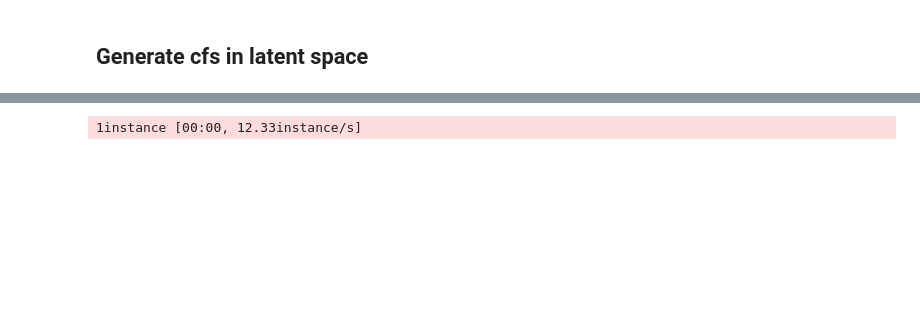
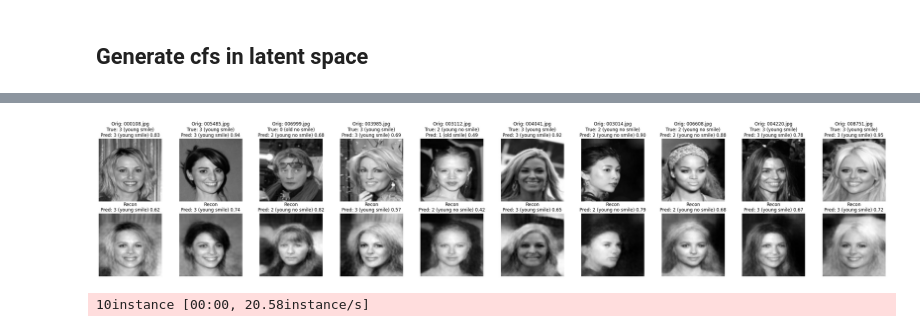
Before and after one commit to MBernart/counterfactuals, a Jupyter notebook: experiments/celebA.ipynb, the cells around one changed output, grey strips where cells are left out. Saved outputs shown, nothing was run; the diff lists cells and outputs as text; code cells hidden in the pictures; blank space fills up the shorter version.

```diff
--- a/experiments/celebA.ipynb
+++ b/experiments/celebA.ipynb
@@ -336,9 +777,77 @@ latent_dataset = Dataset(
+# %%
+# Add reconstruction with autoencoder (if not already present) and plot originals/reconstructions + CNN preds
+cnn.eval()
+autoencoder.eval()
+
+# ensure imgs on device for model calls
+imgs_device = imgs.to(device)
+
+with torch.no_grad():
+    outputs_orig = cnn(imgs_device)
+    probs_orig = torch.softmax(outputs_orig, dim=1)
+    preds_orig = torch.argmax(probs_orig, dim=1).cpu().tolist()
+    top_probs_orig = probs_orig.max(dim=1)[0].cpu().tolist()
+
+# compute reconstructions with AE if missing or wrong size
+if not ('recons' in globals() and isinstance(recons, torch.Tensor) and recons.size(0) == imgs.size(0)):
+    with torch.no_grad():
+        recons = autoencoder(imgs_device)
+
+have_recon = isinstance(recons, torch.Tensor) and recons.size(0) == imgs.size(0)
+if have_recon:
+    with torch.no_grad():
+        outputs_recon = cnn(recons)
+        probs_recon = torch.softmax(outputs_recon, dim=1)
+        preds_recon = torch.argmax(probs_recon, dim=1).cpu().tolist()
+        top_probs_recon = probs_recon.max(dim=1)[0].cpu().tolist()
+
+# DataLoader used shuffle=False so the first batch corresponds to the first rows of test_ds.df
+n = imgs.size(0)
+image_ids = test_ds.df.iloc[:n]['image_id'].tolist()
+
+# prepare numpy images for display (unnormalize from [-1,1] to [0,1])
+orig_np = imgs.cpu().permute(0, 2, 3, 1).numpy()
+orig_np = (orig_np * 0.5) + 0.5
+orig_np = orig_np.clip(0, 1)
+
+if have_recon:
+    recon_np = recons.cpu().permute(0, 2, 3, 1).numpy()
+    recon_np = (recon_np * 0.5) + 0.5
+    recon_np = recon_np.clip(0, 1)
+
+import matplotlib.pyplot as plt
+
+if have_recon:
+    fig, axes = plt.subplots(2, n, figsize=(n * 3, 6))
+    if n == 1:
+        axes = axes.reshape(2, 1)
+    for i in range(n):
+        axes[0, i].imshow(orig_np[i], cmap='gray')
+        axes[0, i].set_title(f"Orig: {image_ids[i]}\nTrue: {targets[i]} ({class_map[targets[i]]})\nPred: {preds_orig[i]} ({class_map[preds_orig[i]]}) {top_probs_orig[i]:.2f}")
+        axes[0, i].axis("off")
+
+        axes[1, i].imshow(recon_np[i], cmap='gray')
+        axes[1, i].set_title(f"Recon\nPred: {preds_recon[i]} ({class_map[preds_recon[i]]}) {top_probs_recon[i]:.2f}")
+        axes[1, i].axis("off")
+else:
+    fig, axes = plt.subplots(1, n, figsize=(n * 3, 3))
+    if n == 1:
+        axes = [axes]
+    for i in range(n):
+        axes[i].imshow(orig_np[i], cmap='gray')
+        axes[i].set_title(f"{image_ids[i]}\nTrue: {targets[i]} ({class_map[targets[i]]})\nPred: {preds_orig[i]} ({class_map[preds_orig[i]]}) {top_probs_orig[i]:.2f}")
+        axes[i].axis("off")
+
+plt.tight_layout()
+plt.show()
+# %% [output]
+[figure, added]
 # %%
 latent_wrapper = BatchedLatentWrapper(autoencoder.decoder, cnn, device)
-explainer = GrowingSpheresExplainer(step_size=0.1, num_samples=2, max_radius=1000.0)
-counterfactuals = explainer.explain(latent_wrapper, latent_dataset)
+explainer = GrowingSpheresExplainer(step_size=1, num_samples=2, max_radius=10000)
+counterfactuals = explainer.explain(latent_wrapper, latent_dataset, y_desired=1)
 # %% [output]
-1instance [00:00, 12.33instance/s]
+10instance [00:00, 20.58instance/s]
 # %%
 counterfactuals
 # %% [output]
```
Also changed, not shown: parts of 18 cells of this notebook, 4 other files.
